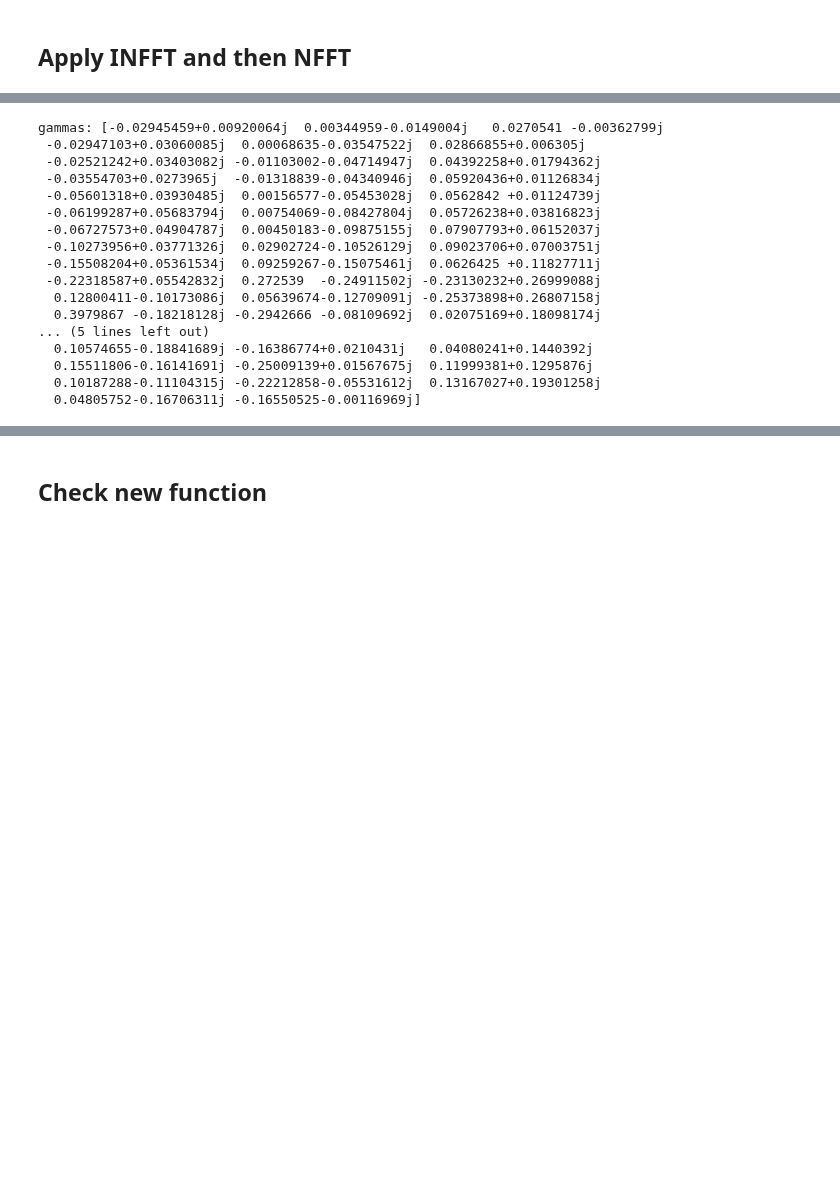
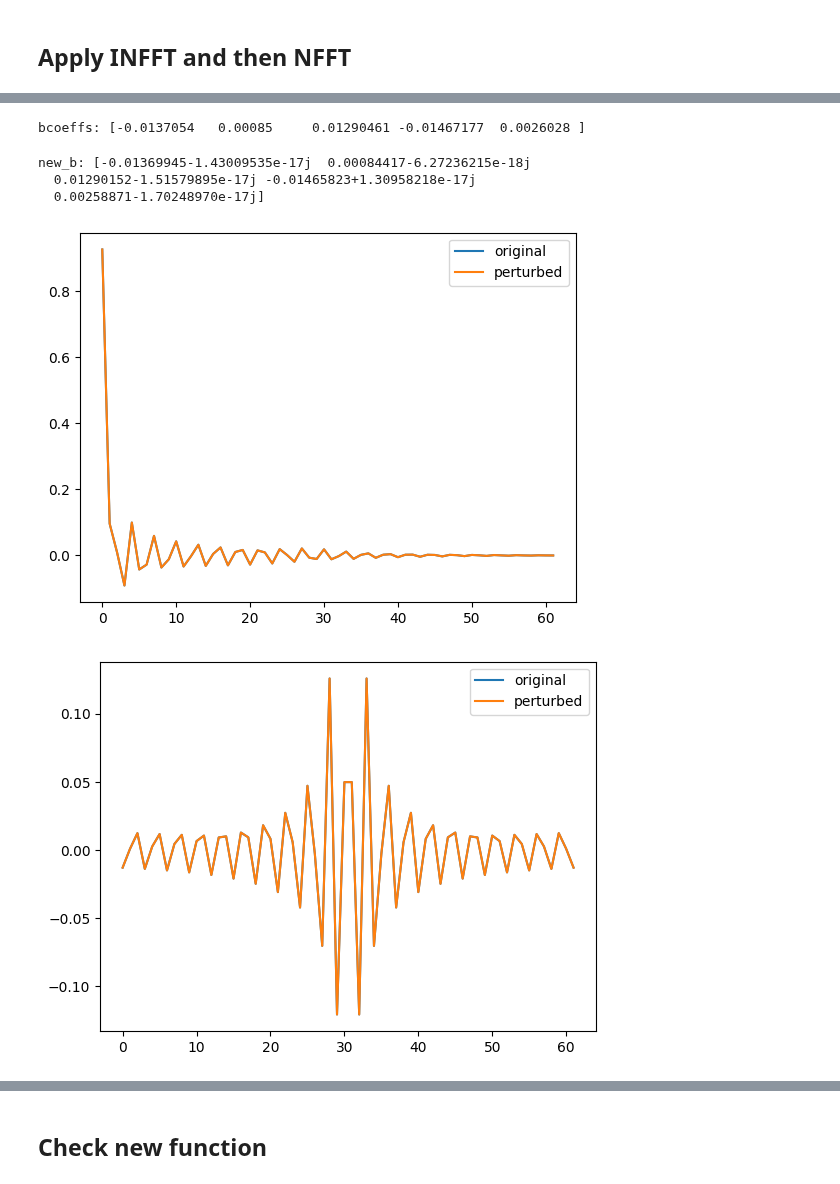
Before and after one commit to qsppack/pyqsppack, a Jupyter notebook: perturbation.ipynb, the cells around one changed output, grey strips where cells are left out. Saved outputs shown, nothing was run; the diff lists cells and outputs as text; code cells hidden in the pictures; blank space fills up the shorter version.

```diff
--- a/perturbation.ipynb
+++ b/perturbation.ipynb
@@ -155,24 +259,21 @@ def forward_nonlinear_FFT(gammas: np.ndarray, m=0, debug=False) -> tuple[np.ndar
+# %%
+acoeffs = initial.detach().numpy()
+# print(f"acoeffs: {acoeffs}")
+print(f"bcoeffs: {bcoeffs[:5]}")
+# %% [output]
+bcoeffs: [-0.0137054   0.00085     0.01290461 -0.01467177  0.0026028 ]
 # %%
 bcoeffs = nlfa.b_from_cheb(coeffs[1::2], 1)
-acoeffs = nlfa.weiss(bcoeffs, 2**6)
+acoeffs = nlfa.weiss(bcoeffs, 2**9)
+acoeffs = acoeffs.astype(np.float64)
+bcoeffs = bcoeffs.astype(np.float64)
+
 gammas, _, _ = inverse_nonlinear_FFT(acoeffs, bcoeffs)
-print(f"gammas: {gammas}")
+# print(f"gammas: {gammas}")
 new_a, new_b = forward_nonlinear_FFT(gammas)
+# print(f"new_a: {new_a}")
+print(f"new_b: {new_b[:5]}")
 # %% [output]
-gammas: [-0.02945459+0.00920064j  0.00344959-0.0149004j   0.0270541 -0.00362799j
- -0.02947103+0.03060085j  0.00068635-0.03547522j  0.02866855+0.006305j
- -0.02521242+0.03403082j -0.01103002-0.04714947j  0.04392258+0.01794362j
- -0.03554703+0.0273965j  -0.01318839-0.04340946j  0.05920436+0.01126834j
- -0.05601318+0.03930485j  0.00156577-0.05453028j  0.0562842 +0.01124739j
- -0.06199287+0.05683794j  0.00754069-0.08427804j  0.05726238+0.03816823j
- -0.06727573+0.04904787j  0.00450183-0.09875155j  0.07907793+0.06152037j
- -0.10273956+0.03771326j  0.02902724-0.10526129j  0.09023706+0.07003751j
- -0.15508204+0.05361534j  0.09259267-0.15075461j  0.0626425 +0.11827711j
- -0.22318587+0.05542832j  0.272539  -0.24911502j -0.23130232+0.26999088j
-  0.12800411-0.10173086j  0.05639674-0.12709091j -0.25373898+0.26807158j
-  0.3979867 -0.18218128j -0.2942666 -0.08109692j  0.02075169+0.18098174j
-... (5 lines left out)
-  0.10574655-0.18841689j -0.16386774+0.0210431j   0.04080241+0.1440392j
-  0.15511806-0.16141691j -0.25009139+0.01567675j  0.11999381+0.1295876j
-  0.10187288-0.11104315j -0.22212858-0.05531612j  0.13167027+0.19301258j
-  0.04805752-0.16706311j -0.16550525-0.00116969j]
+new_b: [-0.01369945-1.43009535e-17j  0.00084417-6.27236215e-18j
+  0.01290152-1.51579895e-17j -0.01465823+1.30958218e-17j
+  0.00258871-1.70248970e-17j]
@@ -182 +280,13 @@ coefs_constraint_new = fftconvolve(new_a, np.flip(new_a), mode='full') + fftconv
+# %%
+plt.plot(acoeffs, label="original")
+plt.plot(new_a, label="perturbed")
+plt.legend(loc="best")
+plt.show()
+plt.plot(bcoeffs, label="original")
+plt.plot(new_b, label="perturbed")
+plt.legend(loc="best")
+plt.show()
+# %% [output]
+[figure, added]
+[figure, added]
 # %%
```
Also changed, not shown: parts of 21 cells of this notebook, 2 other files.
